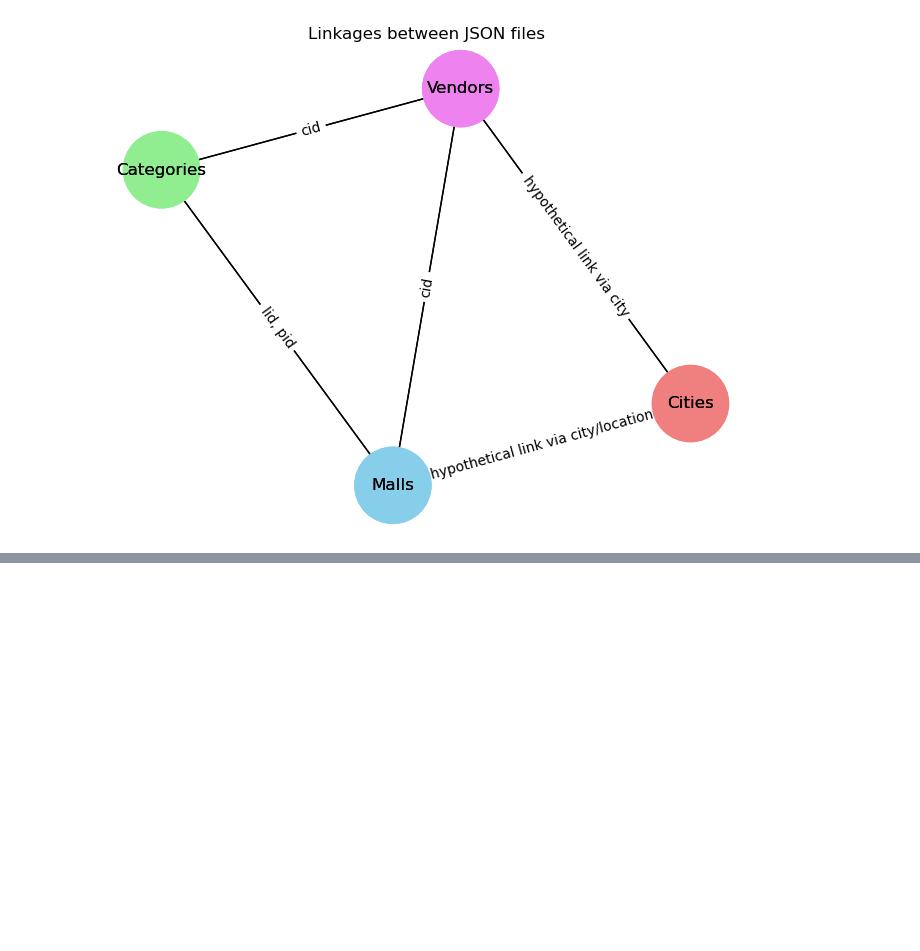
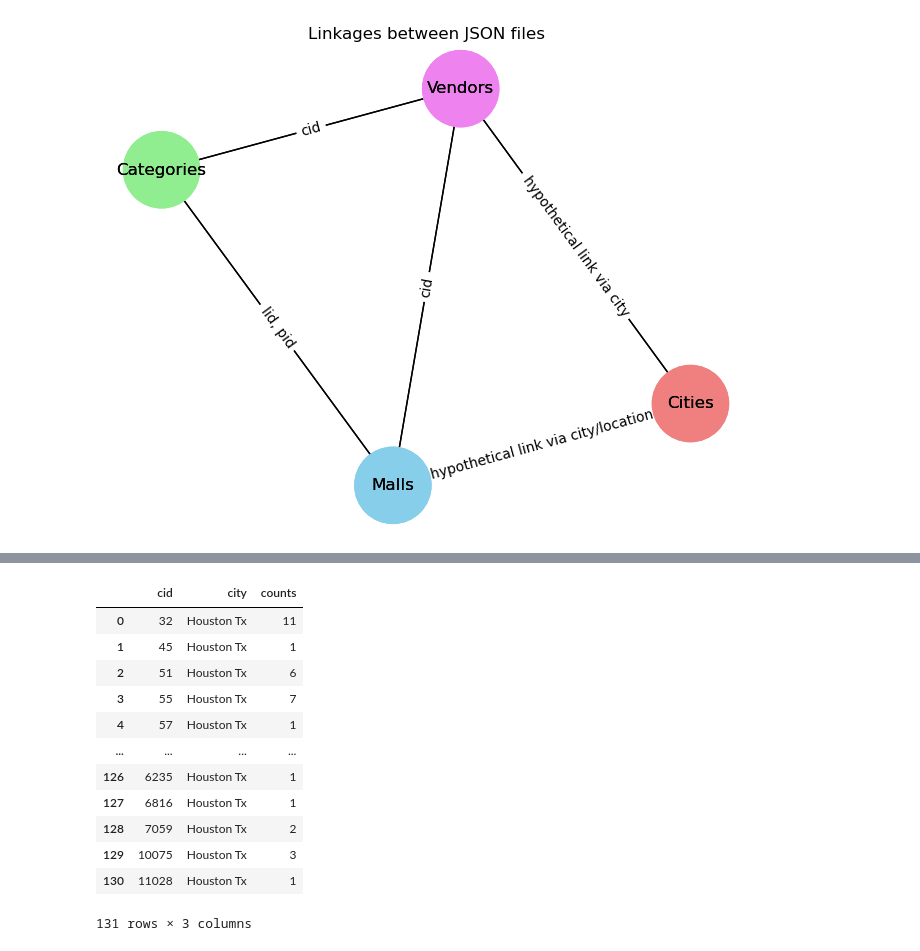
Before and after one commit to mariandumitrascu/4urspace-next, a Jupyter notebook: data_analysis.ipynb, the cells around one changed output, grey strips where cells are left out. Cells and saved outputs as stored; diff of their text form; code cells hidden in the pictures; blank space fills up the shorter version.

```diff
--- a/data_analysis.ipynb
+++ b/data_analysis.ipynb
@@ -416,0 +434,25 @@ plt.show()
+# %%
+
+
+# Group data by 'cid' and 'city'
+grouped_data = data.groupby(['cid', 'city'])
+
+# Display size of each group
+group_sizes = grouped_data.size().reset_index(name='counts')
+
+# print(group_sizes)
+group_sizes
+# %% [output]
+|  | cid | city | counts |
+| 0 | 32 | Houston Tx | 11 |
+| 1 | 45 | Houston Tx | 1 |
+| 2 | 51 | Houston Tx | 6 |
+| 3 | 55 | Houston Tx | 7 |
+| 4 | 57 | Houston Tx | 1 |
+| ... | ... | ... | ... |
+| 126 | 6235 | Houston Tx | 1 |
+| 127 | 6816 | Houston Tx | 1 |
+| 128 | 7059 | Houston Tx | 2 |
+| 129 | 10075 | Houston Tx | 3 |
+| 130 | 11028 | Houston Tx | 1 |
+131 rows × 3 columns
```
Also changed, not shown: parts of 2 cells of this notebook, 4 other files.
